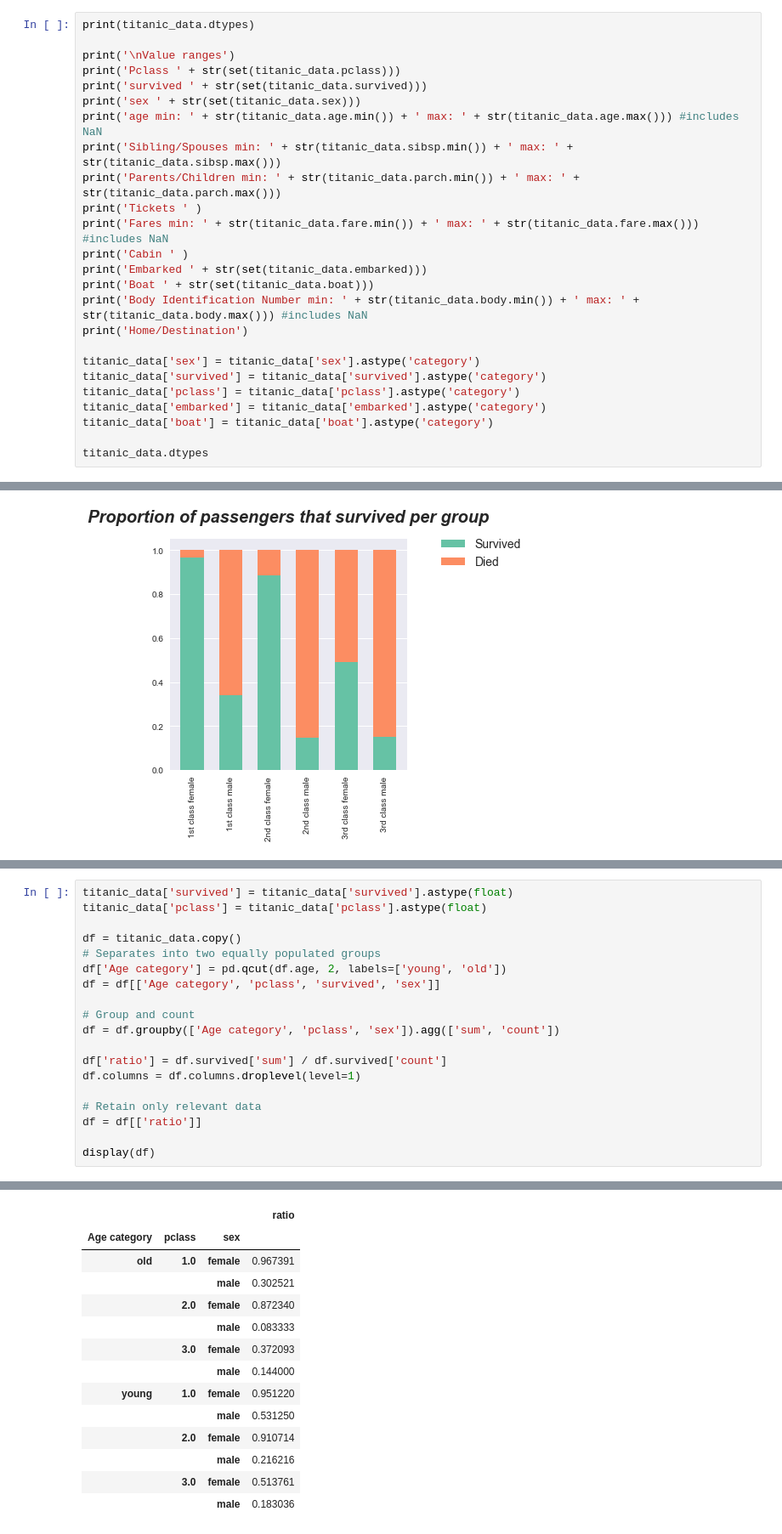
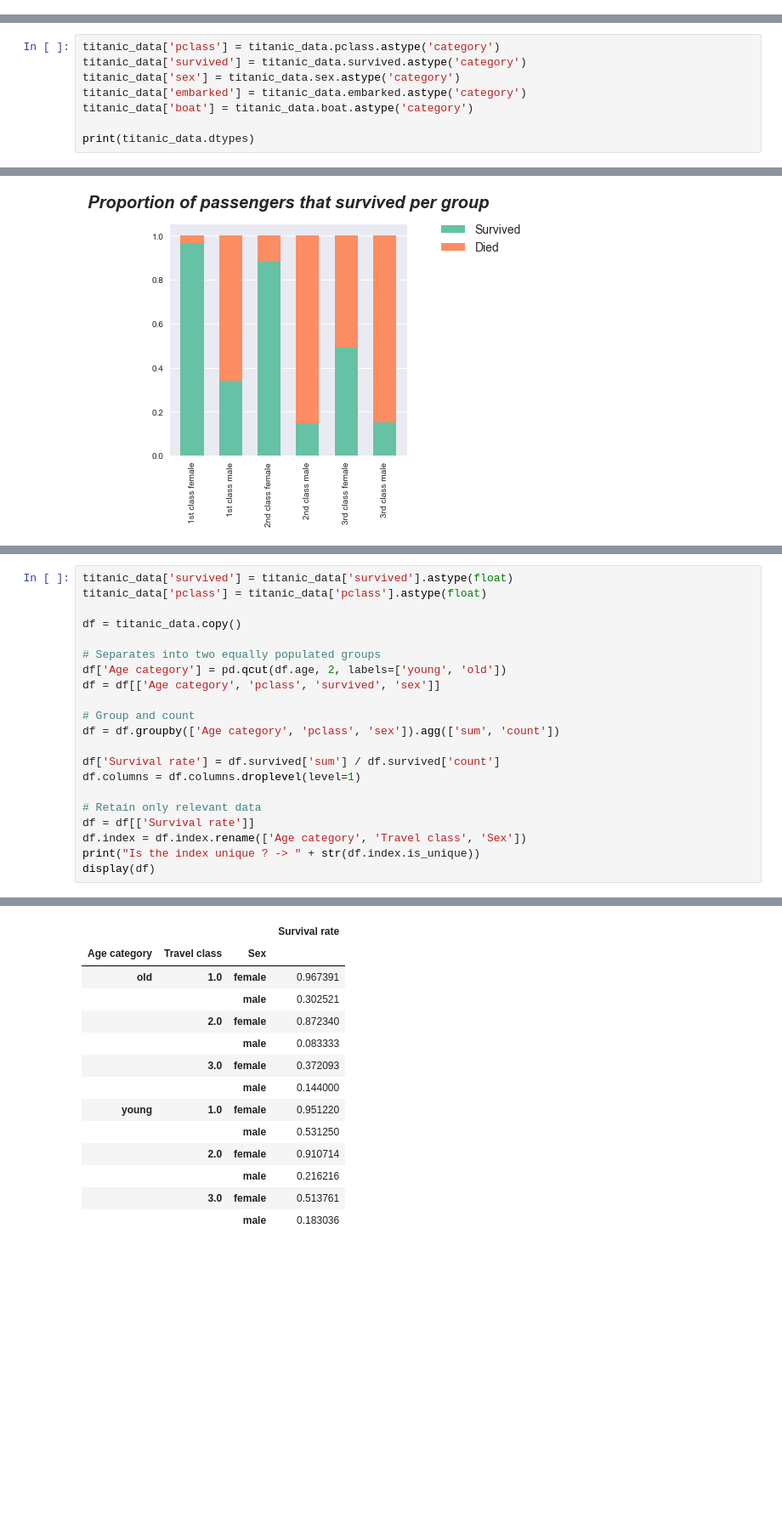
Before and after one commit to lkieliger/adagroup, a Jupyter notebook: hw1/Homework 1.ipynb, the cells around one changed output, grey strips where cells are left out. Shown: that part at 85% size. Saved outputs shown, nothing was run; the diff lists cells and outputs as text; blank space fills up the shorter version.

```diff
--- a/hw1/Homework 1.ipynb
+++ b/hw1/Homework 1.ipynb
@@ -451,25 +471,0 @@ For each of the following questions state clearly your assumptions and discuss y
-# %%
-print(titanic_data.dtypes)
-
-print('\nValue ranges')
-print('Pclass ' + str(set(titanic_data.pclass)))
-print('survived ' + str(set(titanic_data.survived)))
-print('sex ' + str(set(titanic_data.sex)))
-print('age min: ' + str(titanic_data.age.min()) + ' max: ' + str(titanic_data.age.max())) #includes NaN
-print('Sibling/Spouses min: ' + str(titanic_data.sibsp.min()) + ' max: ' + str(titanic_data.sibsp.max()))
-print('Parents/Children min: ' + str(titanic_data.parch.min()) + ' max: ' + str(titanic_data.parch.max()))
-print('Tickets ' )
-print('Fares min: ' + str(titanic_data.fare.min()) + ' max: ' + str(titanic_data.fare.max())) #includes NaN
-print('Cabin ' )
-print('Embarked ' + str(set(titanic_data.embarked)))
-print('Boat ' + str(set(titanic_data.boat)))
-print('Body Identification Number min: ' + str(titanic_data.body.min()) + ' max: ' + str(titanic_data.body.max())) #includes NaN
-print('Home/Destination')
-
-titanic_data['sex'] = titanic_data['sex'].astype('category')
-titanic_data['survived'] = titanic_data['survived'].astype('category')
-titanic_data['pclass'] = titanic_data['pclass'].astype('category')
-titanic_data['embarked'] = titanic_data['embarked'].astype('category')
-titanic_data['boat'] = titanic_data['boat'].astype('category')
-
-titanic_data.dtypes
@@ -512,0 +525,8 @@ dtype: object
+# %%
+titanic_data['pclass'] = titanic_data.pclass.astype('category')
+titanic_data['survived'] = titanic_data.survived.astype('category')
+titanic_data['sex'] = titanic_data.sex.astype('category')
+titanic_data['embarked'] = titanic_data.embarked.astype('category')
+titanic_data['boat'] = titanic_data.boat.astype('category')
+
+print(titanic_data.dtypes)
@@ -602,6 +681,7 @@ titanic_data['survived'] = titanic_data['survived'].astype(float)
 titanic_data['pclass'] = titanic_data['pclass'].astype(float)
 
 df = titanic_data.copy()
+
 # Separates into two equally populated groups
 df['Age category'] = pd.qcut(df.age, 2, labels=['young', 'old'])
 df = df[['Age category', 'pclass', 'survived', 'sex']]
@@ -609,11 +689,12 @@ df = df[['Age category', 'pclass', 'survived', 'sex']]
 # Group and count
 df = df.groupby(['Age category', 'pclass', 'sex']).agg(['sum', 'count'])
 
-df['ratio'] = df.survived['sum'] / df.survived['count']
+df['Survival rate'] = df.survived['sum'] / df.survived['count']
 df.columns = df.columns.droplevel(level=1)
 
 # Retain only relevant data
-df = df[['ratio']]
-
+df = df[['Survival rate']]
+df.index = df.index.rename(['Age category', 'Travel class', 'Sex'])
+print("Is the index unique ? -> " + str(df.index.is_unique))
 display(df)
 # %% [output]
@@ -620,5 +702,5 @@ display(df)
-|  |  |  | ratio |
-| Age category | pclass | sex |  |
+|  |  |  | Survival rate |
+| Age category | Travel class | Sex |  |
 | old | 1.0 | female | 0.967391 |
 |  |  | male | 0.302521 |
 |  | 2.0 | female | 0.872340 |
```
Also changed, not shown: parts of 18 cells of this notebook, 1 other file.
